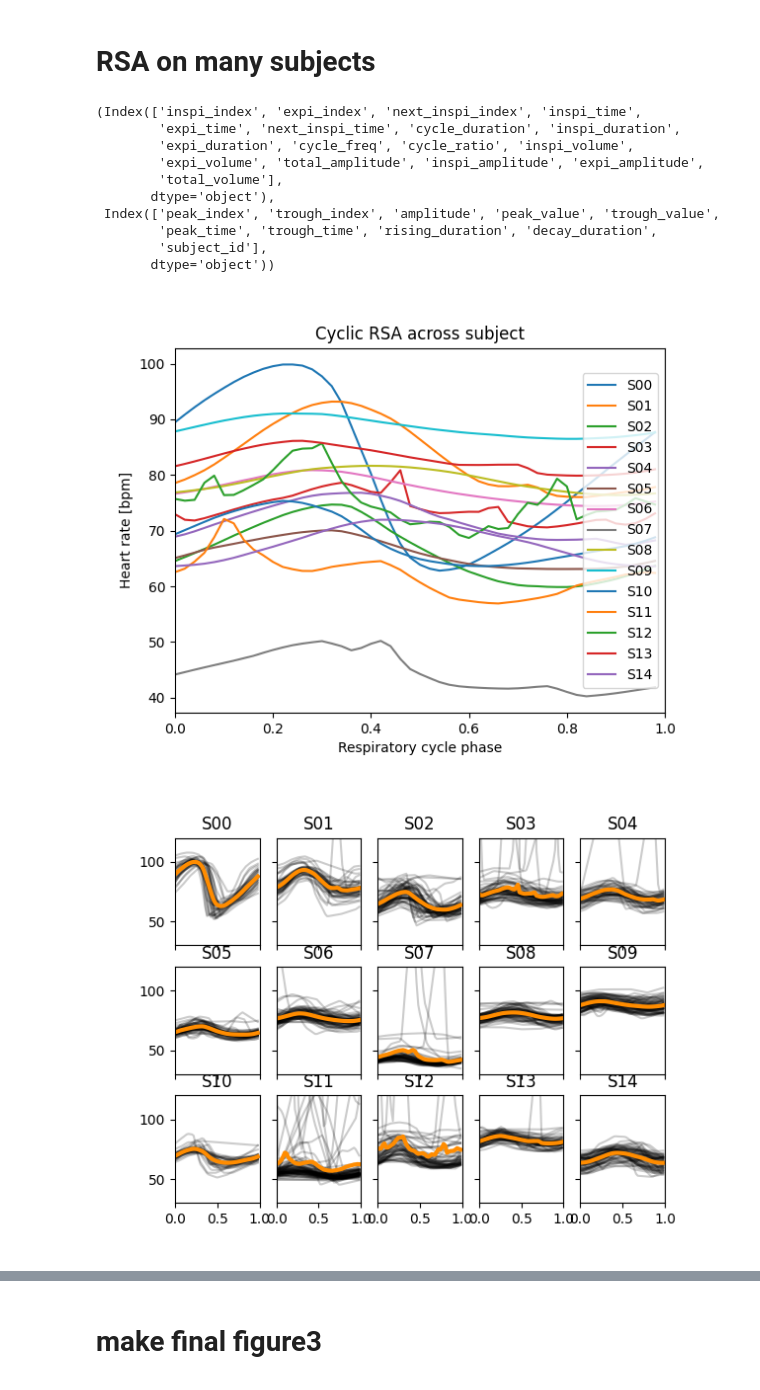
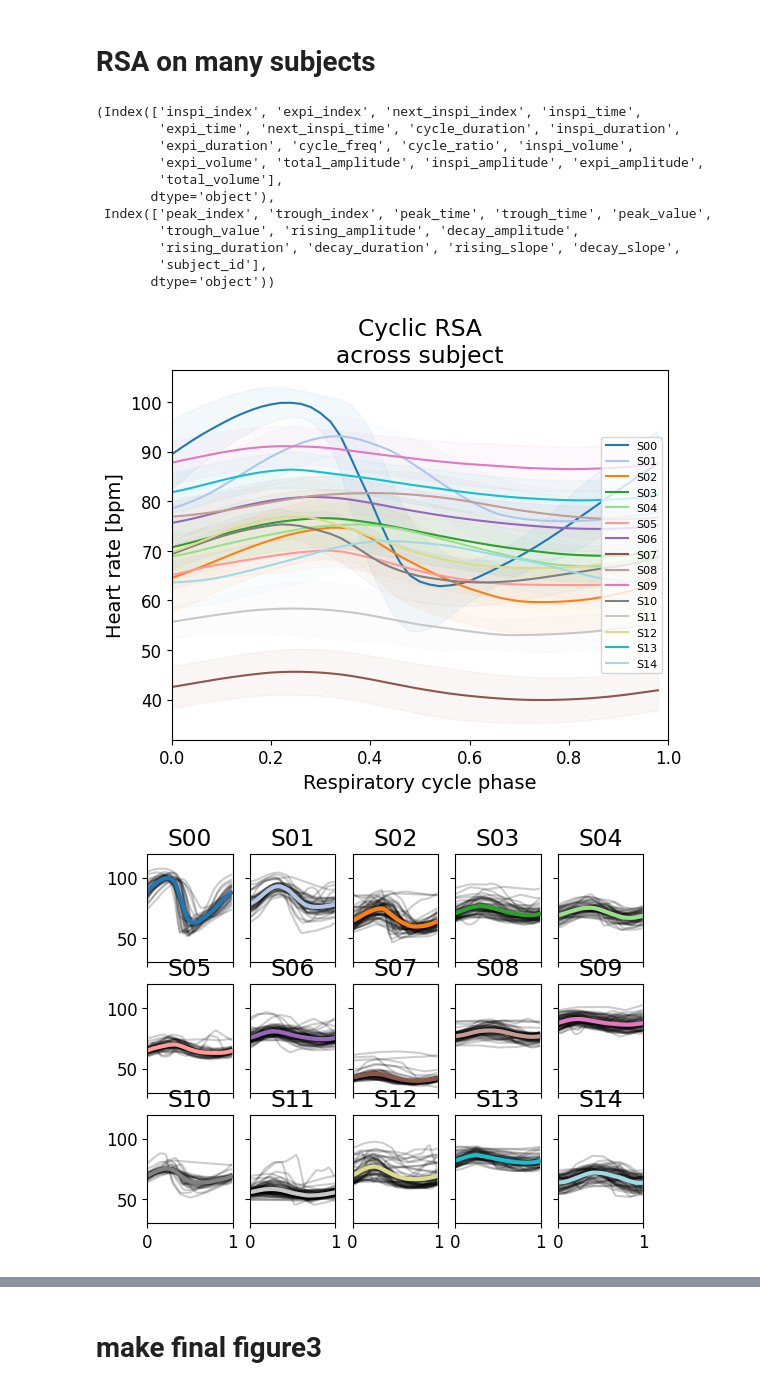
Before and after one commit to samuelgarcia/physio_benchmark, a Jupyter notebook: figure_3_examples.ipynb, the cells around one changed output, grey strips where cells are left out. Cells and saved outputs as stored; diff of their text form; code cells hidden in the pictures.

Commit message:
update figure cosmetic

```diff
--- a/figure_3_examples.ipynb
+++ b/figure_3_examples.ipynb
@@ -12,6 +17,13 @@ import matplotlib.pyplot as plt
 import scipy.stats
 
 import physio
+# %%
+plt.rcParams.update({
+    'font.size': 14,
+    'xtick.labelsize': 12,
+    'ytick.labelsize': 12,
+
+})
 # %%
 data_folder = Path('/home/samuel/Documents/physio_benchmark/data')
 
@@ -29,7 +41,7 @@ times = np.arange(raw_ecg.size) / srate
 # %% [markdown]
 # compute ecg rpeak, resp cycle and rsa
 # %%
-ecg, ecg_peaks = physio.compute_ecg(raw_ecg, srate, parameter_set='simple_ecg')
-resp, resp_cycles = physio.compute_respiration(raw_resp, srate, parameter_set='human_airflow')
+ecg, ecg_peaks = physio.compute_ecg(raw_ecg, srate, parameter_preset='human_ecg')
+resp, resp_cycles = physio.compute_respiration(raw_resp, srate, parameter_preset='human_airflow')
 # %%
 rsa_cycles, cyclic_cardiac_rate = physio.compute_rsa(resp_cycles, ecg_peaks, srate=10., two_segment=True)
@@ -53,6 +69,8 @@ _ = ax.plot(cyclic_cardiac_rate.T, color='k')
 num_subject = 15
 points_per_cycle = 50
 
+cmap = plt.get_cmap('tab20', num_subject)
+subject_colors = [cmap(i) for i in range(num_subject)]
 
 all_resp_cycles = []
 all_rsa_cycles = []
@@ -68,8 +86,8 @@ for subject_num in range(num_subject):
     srate = 1000
     times = np.arange(raw_ecg.size) / srate
 
-    ecg, ecg_peaks = physio.compute_ecg(raw_ecg, srate, parameter_set='simple_ecg')
-    resp, resp_cycles = physio.compute_respiration(raw_resp, srate, parameter_set='human_airflow')
+    ecg, ecg_peaks = physio.compute_ecg(raw_ecg, srate, parameter_preset='human_ecg')
+    resp, resp_cycles = physio.compute_respiration(raw_resp, srate, parameter_preset='human_airflow')
     rsa_cycles, cyclic_cardiac_rate = physio.compute_rsa(resp_cycles, ecg_peaks, srate=10.,
                                 points_per_cycle=points_per_cycle, two_segment=True)
     rsa_cycles['subject_id'] = subject_id
@@ -86,8 +104,9 @@ resp_cycles.columns, rsa_cycles.columns
         'expi_volume', 'total_amplitude', 'inspi_amplitude', 'expi_amplitude',
         'total_volume'],
        dtype='object'),
- Index(['peak_index', 'trough_index', 'amplitude', 'peak_value', 'trough_value',
-        'peak_time', 'trough_time', 'rising_duration', 'decay_duration',
+ Index(['peak_index', 'trough_index', 'peak_time', 'trough_time', 'peak_value',
+        'trough_value', 'rising_amplitude', 'decay_amplitude',
+        'rising_duration', 'decay_duration', 'rising_slope', 'decay_slope',
         'subject_id'],
        dtype='object'))
 # %%
@@ -97,37 +116,41 @@ def make_figure_3a(ax, axs=None):
     one_cycle = np.arange(points_per_cycle) / points_per_cycle
 
 
     for subject_num in range(num_subject):
         subject_id = f'S{subject_num:02}'
 
+        color = subject_colors[subject_num]
+
         rsa_cycles = all_rsa_cycles[subject_num]
         cyclic_cardiac_rate = all_cyclic_cardiac_rate[subject_num]
 
         m = np.mean(cyclic_cardiac_rate, axis=0)
+        s = np.std(cyclic_cardiac_rate, axis=0)
         if axs is not None:
             ax2 = axs.flatten()[subject_num]
             ax2.plot(one_cycle, cyclic_cardiac_rate.T, color='k', alpha=0.2)
-            ax2.plot(one_cycle, m, color='darkorange', lw=3, )
+            ax2.plot(one_cycle, m, color=color, lw=3, )
             ax2.set_title(subject_id)
 
-        ax.plot(one_cycle, m, label=subject_id)
+        ax.plot(one_cycle, m, label=subject_id, color=color)
+        ax.fill_between(one_cycle, m-s, m+s, color=color, alpha=0.05)
 
     if axs is not None:
         axs[0, 0].set_ylim(30, 120)
         axs[0, 0].set_xlim(0, 1)
 
-    ax.legend(loc='right')
+    ax.legend(loc='right', fontsize=8)
     ax.set_xlabel('Respiratory cycle phase')
     ax.set_ylabel('Heart rate [bpm]')
-    ax.set_title('Cyclic RSA across subject')
+    ax.set_title('Cyclic RSA\nacross subject')
     ax.set_xlim(0, 1)
 
 fig1, ax = plt.subplots()
 fig2, axs = plt.subplots(ncols=5, nrows=3, sharex=True, sharey=True)
 
 
 make_figure_3a(ax, axs)
 # %% [output]
-[figure, old version]
+[figure, new version]
-[figure, old version]
+[figure, new version]
 # %%
```
Also changed, not shown: parts of 9 cells of this notebook, 2 other files.
